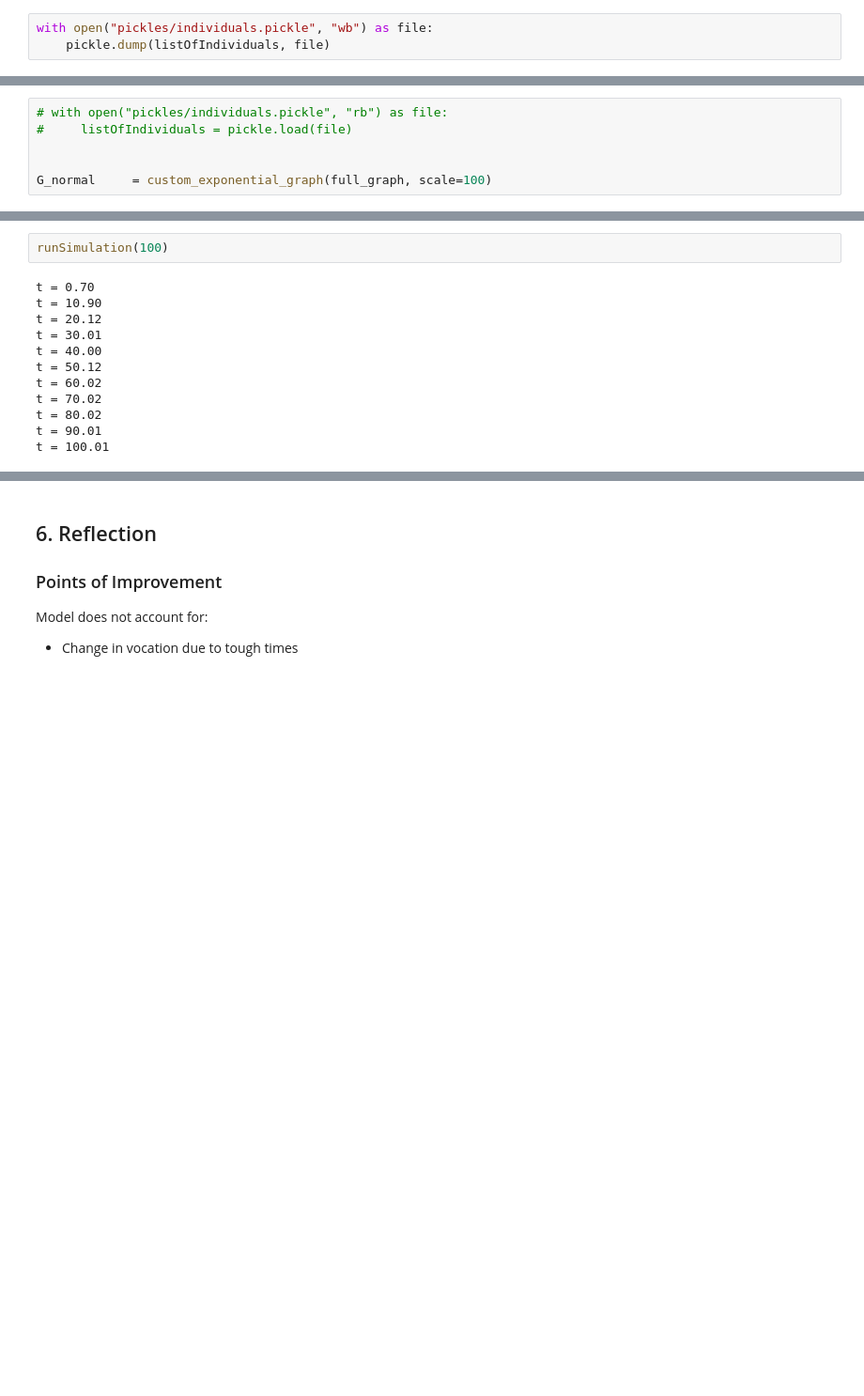
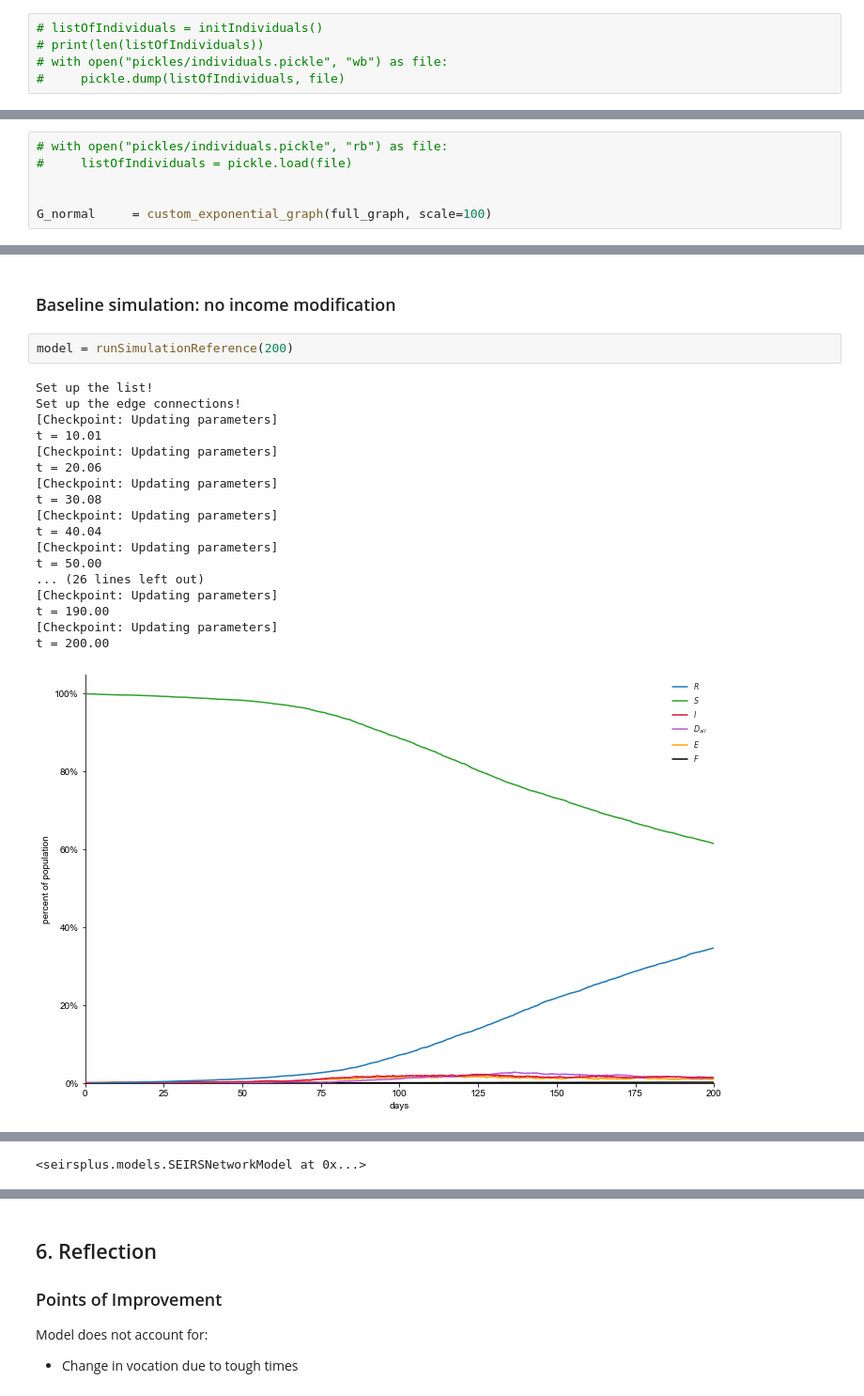
Before and after one commit to zb3qk/Social-Distancing-By-Occupation, a Jupyter notebook: buildData.ipynb, the cells around one changed output, grey strips where cells are left out. Shown at 94% size. Cells and saved outputs as stored; diff of their text form; blank space fills up the shorter version.

```diff
--- a/buildData.ipynb
+++ b/buildData.ipynb
@@ -302,3 +270,5 @@ Set up the edge connections!
 # %%
-with open("pickles/individuals.pickle", "wb") as file:
-    pickle.dump(listOfIndividuals, file)
+# listOfIndividuals = initIndividuals()
+# print(len(listOfIndividuals))
+# with open("pickles/individuals.pickle", "wb") as file:
+#     pickle.dump(listOfIndividuals, file)
@@ -466,17 +496,26 @@ edges = model.G.edges([0]) # constant time
 
 
 # variable
-# %%
-runSimulation(100)
-# %% [output]
-t = 0.70
-t = 10.90
-t = 20.12
-t = 30.01
-t = 40.00
-t = 50.12
-t = 60.02
-t = 70.02
-t = 80.02
-t = 90.01
-t = 100.01
+# %% [markdown]
+### Baseline simulation: no income modification
+# %%
+model = runSimulationReference(200)
+# %% [output]
+Set up the list!
+Set up the edge connections!
+[Checkpoint: Updating parameters]
+t = 10.01
+[Checkpoint: Updating parameters]
+t = 20.06
+[Checkpoint: Updating parameters]
+t = 30.08
+[Checkpoint: Updating parameters]
+t = 40.04
+[Checkpoint: Updating parameters]
+t = 50.00
+... (26 lines left out)
+[Checkpoint: Updating parameters]
+t = 190.00
+[Checkpoint: Updating parameters]
+t = 200.00
+[figure, added]
@@ -482,0 +523 @@ t = 100.01
+<seirsplus.models.SEIRSNetworkModel at 0x...>
```
Also changed, not shown: parts of 24 cells of this notebook, 9 other files.
